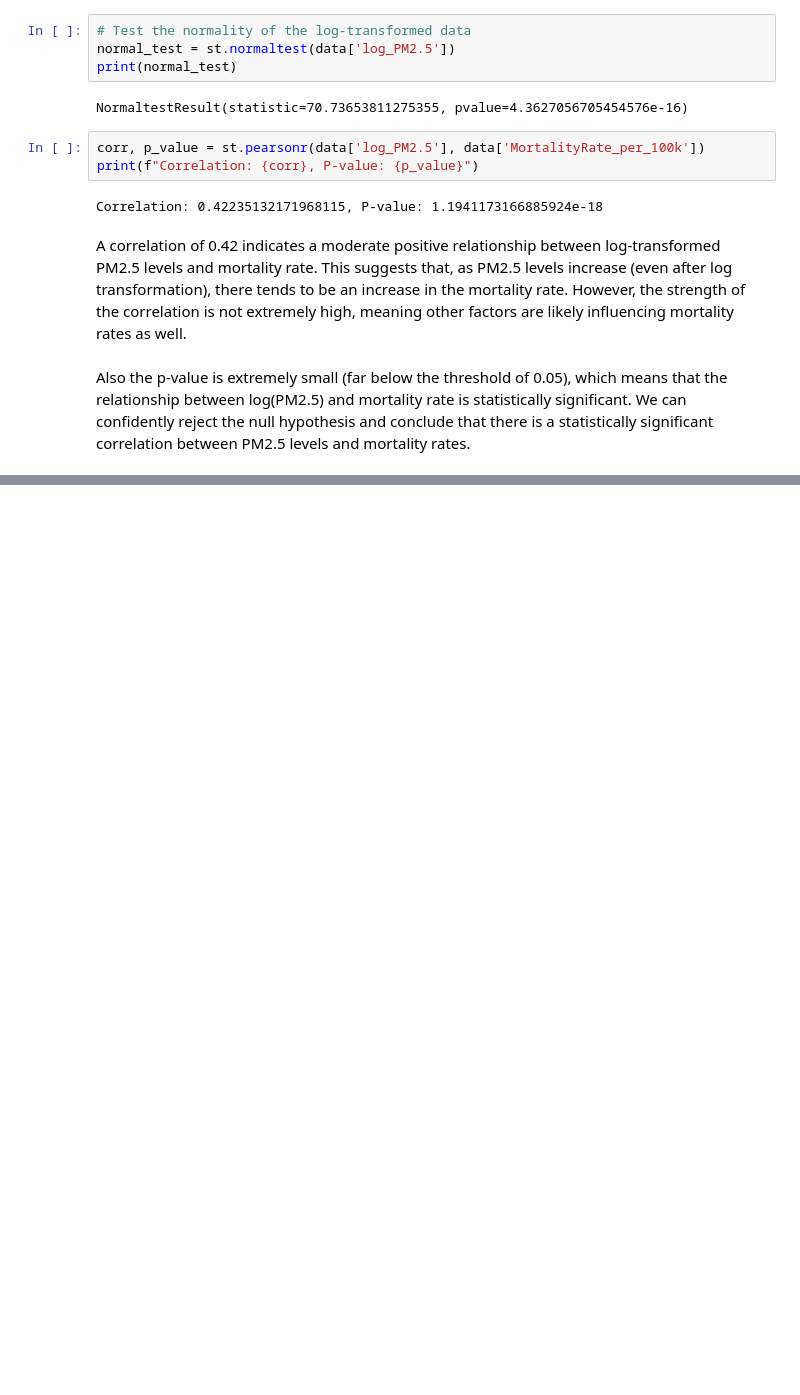
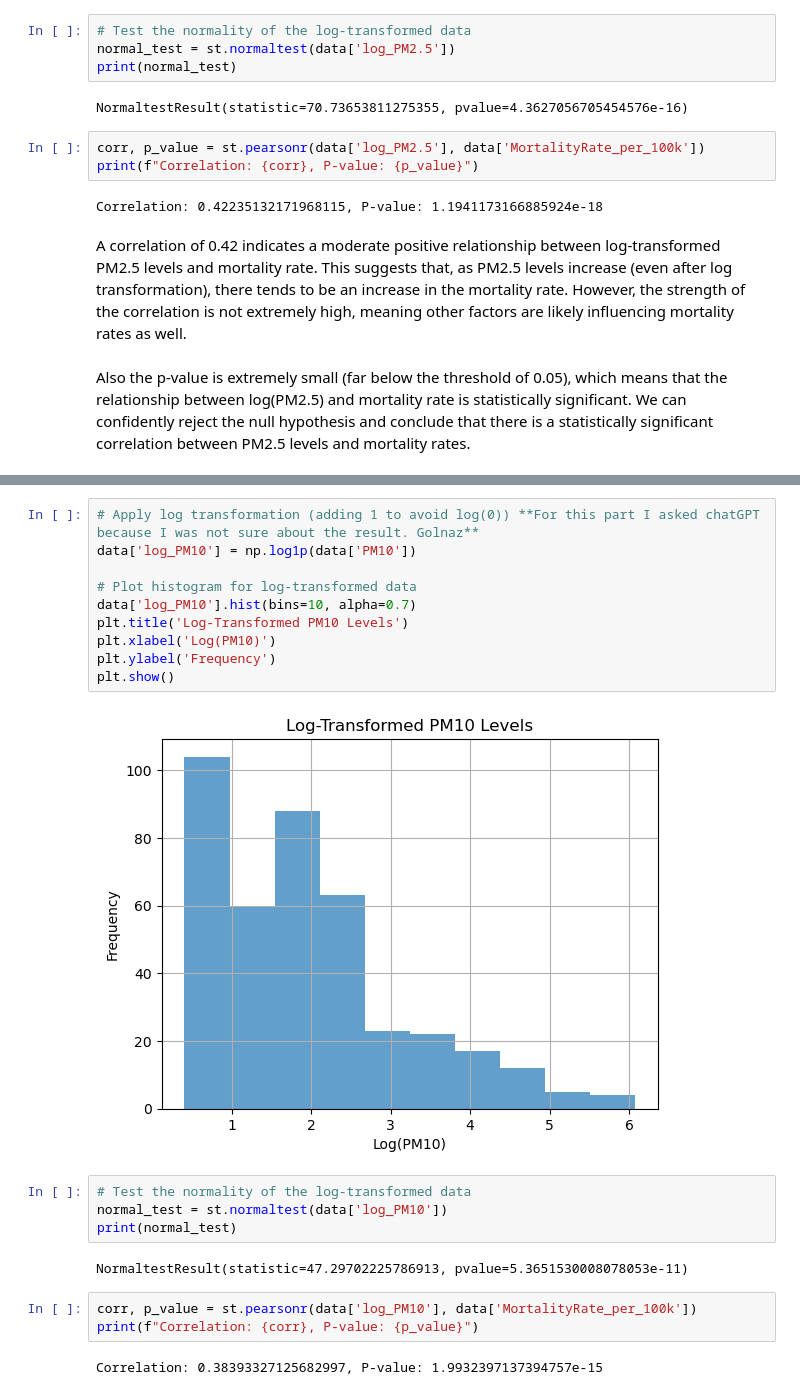
Before and after one commit to Golnaz8/airquality_vs_health, a Jupyter notebook: AirQuality_vs_Health/data_exploration.ipynb, the cells around one changed output, grey strips where cells are left out. Drawn from its saved outputs; the diff is of its cells as text; blank space fills up the shorter version.

```diff
--- a/AirQuality_vs_Health/data_exploration.ipynb
+++ b/AirQuality_vs_Health/data_exploration.ipynb
@@ -182,0 +205,23 @@ Also the p-value is extremely small (far below the threshold of 0.05), which mea
+# %%
+# Apply log transformation (adding 1 to avoid log(0)) **For this part I asked chatGPT because I was not sure about the result. Golnaz**
+data['log_PM10'] = np.log1p(data['PM10'])
+
+# Plot histogram for log-transformed data
+data['log_PM10'].hist(bins=10, alpha=0.7)
+plt.title('Log-Transformed PM10 Levels')
+plt.xlabel('Log(PM10)')
+plt.ylabel('Frequency')
+plt.show()
+# %% [output]
+[figure, added]
+# %%
+# Test the normality of the log-transformed data
+normal_test = st.normaltest(data['log_PM10'])
+print(normal_test)
+# %% [output]
+NormaltestResult(statistic=47.29702225786913, pvalue=5.3651530008078053e-11)
+# %%
+corr, p_value = st.pearsonr(data['log_PM10'], data['MortalityRate_per_100k'])
+print(f"Correlation: {corr}, P-value: {p_value}")
+# %% [output]
+Correlation: 0.38393327125682997, P-value: 1.9932397137394757e-15
```
Also changed, not shown: parts of 9 cells of this notebook.
